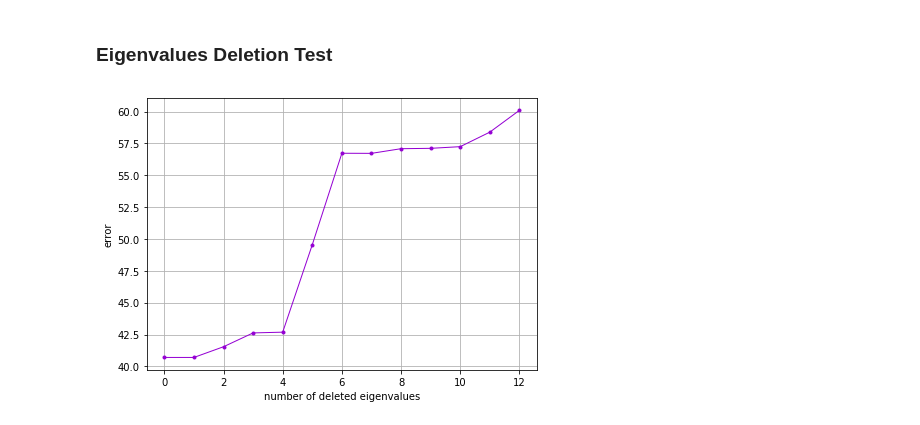
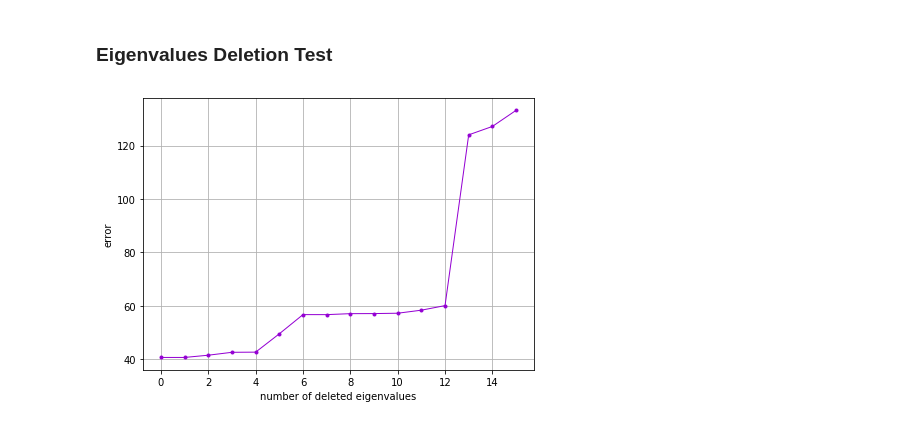
Before and after one commit to martinanibbi/Housing, a Jupyter notebook: Results_analysis.ipynb, the cells around one changed output. Saved outputs shown, nothing was run; the diff lists cells and outputs as text; code cells hidden in the pictures.

Commit message:
output predictor

```diff
--- a/Results_analysis.ipynb
+++ b/Results_analysis.ipynb
@@ -453,30 +468,30 @@ plt.show()
 # %% [markdown]
 ### Eigenvalues Deletion Test
 # %%
-eigen_plot = pd.read_csv('Data/Output/housing_results_PCA.csv')
+eigen_plot = pd.read_csv('Data/Output/housing_results.csv')
 fig=plt.figure(figsize=(7,5))
 
 #plt.subplot(1,2,1)
 plt.plot(eigen_plot.eigen_delete, eigen_plot.training_error, color='darkviolet', label='Training error', linewidth=1.0, marker='.')
 #plt.plot(eigen_plot.eigen_delete, eigen_plot.test_error, color='darkorange', label='Test error', linewidth=1.0, marker='.')
 plt.xlabel('number of deleted eigenvalues')
 plt.ylabel('error')
 plt.grid(True)
 #plt.legend(fontsize='10')
 
 '''
 plt.subplot(1,2,2)
 plt.plot(eigen_plot.eigen_delete, eigen_plot.training_error, color='darkviolet', label='Training error', linewidth=1.0, marker='.')
 plt.plot(eigen_plot.eigen_delete, eigen_plot.test_error, color='darkorange', label='Test error', linewidth=1.0, marker='.')
 plt.xlabel('number of deleted eigenvalues')
 plt.ylabel('error')
 plt.xlim(0,3)
 plt.ylim(45,47)
 plt.grid(True)
 plt.legend(fontsize='10')
 '''
 
 
 plt.show()
 # %% [output]
-[figure, old version]
+[figure, new version]
```
Also changed, not shown: parts of 2 cells of this notebook, 8 other files.
